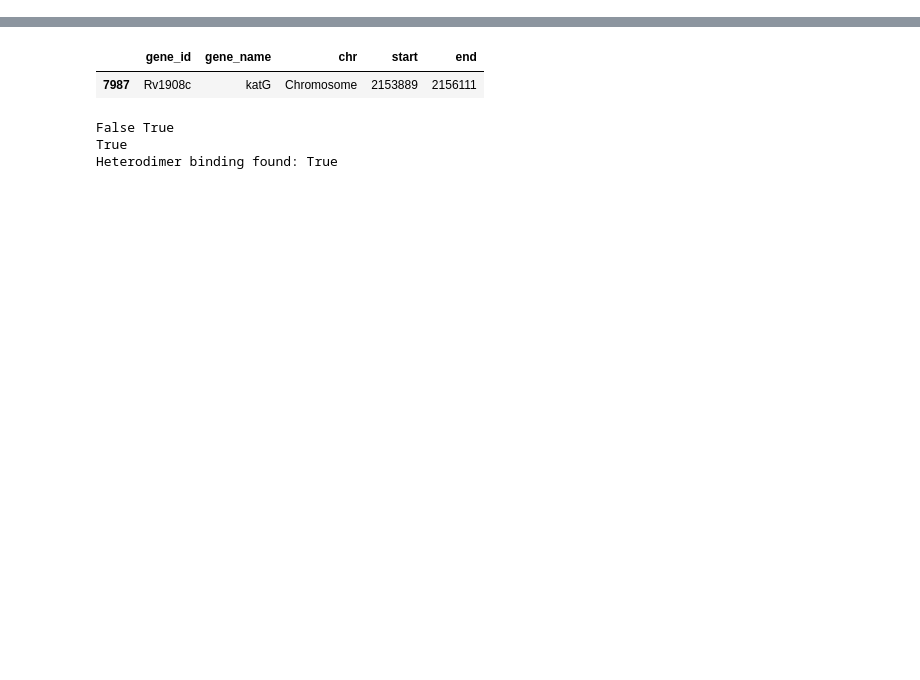
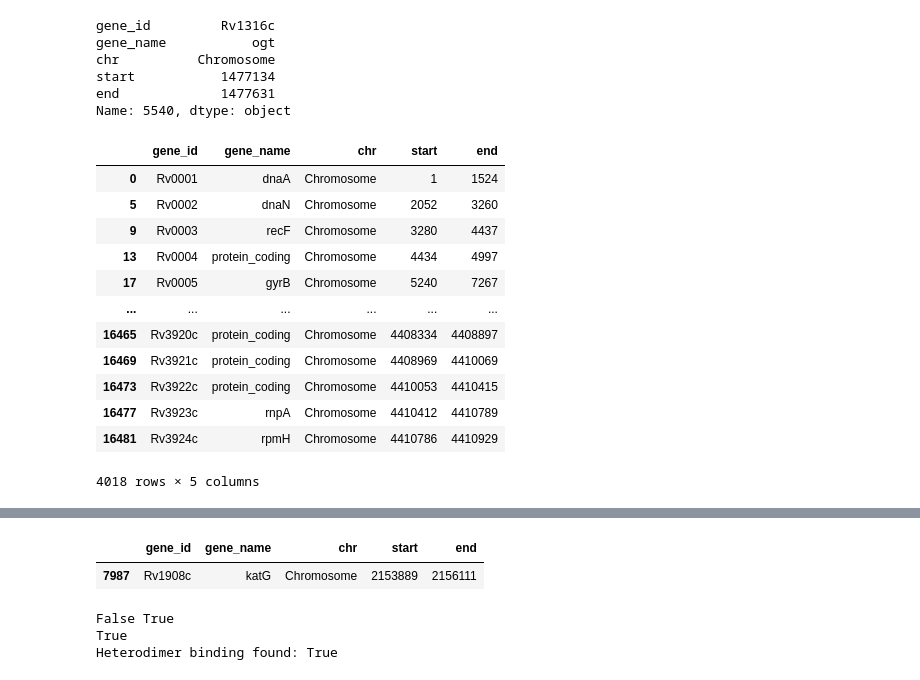
Before and after one commit to linfeng-wang/TOAST, a Jupyter notebook: cache/scratch.ipynb, the cells around one changed output, grey strips where cells are left out. Drawn from its saved outputs; the diff is of its cells as text; code cells hidden in the pictures; blank space fills up the shorter version.

```diff
--- a/cache/scratch.ipynb
+++ b/cache/scratch.ipynb
@@ -48,0 +54,30 @@ GF = extract_gff3('/mnt/storage10/lwang/Projects/TOAST/toast/db/MTB-h37rv_asm195
+# %%
+1471903
+
+for x, row in GF.iterrows():
+    if row['start'] >= 1471903 and 1471903 <= row['end']:
+        print(row)
+        break
+# %% [output]
+gene_id         Rv1316c
+gene_name           ogt
+chr          Chromosome
+start           1477134
+end             1477631
+Name: 5540, dtype: object
+# %%
+GF
+# %% [output]
+|  | gene_id | gene_name | chr | start | end |
+| 0 | Rv0001 | dnaA | Chromosome | 1 | 1524 |
+| 5 | Rv0002 | dnaN | Chromosome | 2052 | 3260 |
+| 9 | Rv0003 | recF | Chromosome | 3280 | 4437 |
+| 13 | Rv0004 | protein_coding | Chromosome | 4434 | 4997 |
+| 17 | Rv0005 | gyrB | Chromosome | 5240 | 7267 |
+| ... | ... | ... | ... | ... | ... |
+| 16465 | Rv3920c | protein_coding | Chromosome | 4408334 | 4408897 |
+| 16469 | Rv3921c | protein_coding | Chromosome | 4408969 | 4410069 |
+| 16473 | Rv3922c | protein_coding | Chromosome | 4410053 | 4410415 |
+| 16477 | Rv3923c | rnpA | Chromosome | 4410412 | 4410789 |
+| 16481 | Rv3924c | rpmH | Chromosome | 4410786 | 4410929 |
+4018 rows × 5 columns
```
Also changed, not shown: parts of 18 cells of this notebook, 24 other files.
